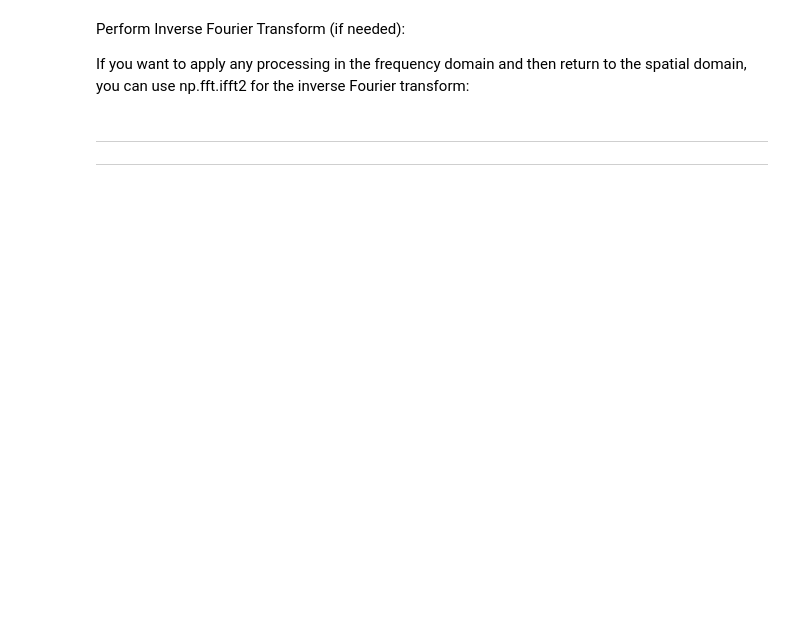
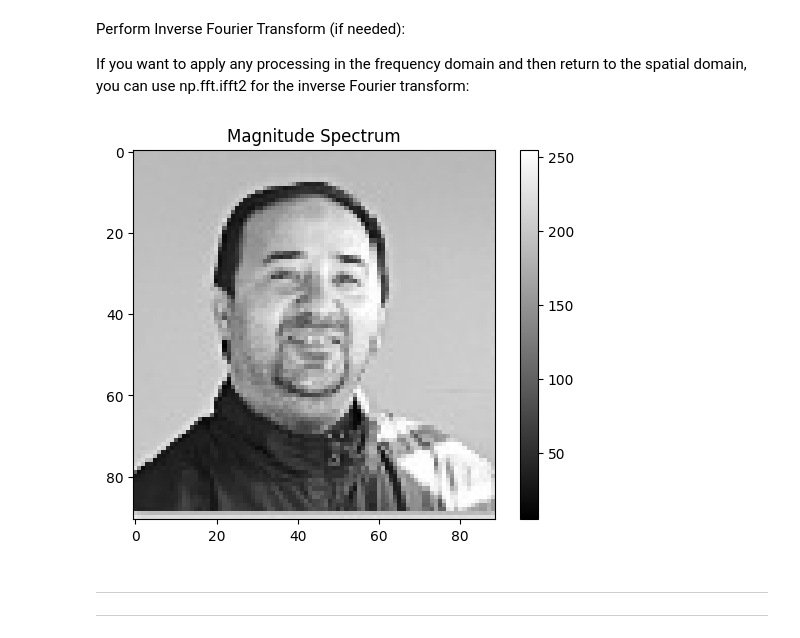
Before and after one commit to mhmd2015/ImageProcessing1UIC, a Jupyter notebook: DIP_UIC_Week3_FourierTransform1.ipynb, the cells around one changed output. Saved outputs shown, nothing was run; the diff lists cells and outputs as text; code cells hidden in the pictures; blank space fills up the shorter version.

```diff
--- a/DIP_UIC_Week3_FourierTransform1.ipynb
+++ b/DIP_UIC_Week3_FourierTransform1.ipynb
@@ -81,7 +129,15 @@ If you want to apply any processing in the frequency domain and then return to t
 # %%
 # Perform the inverse Fourier transform
 image_reconstructed = np.fft.ifft2(f_transform)
 image_reconstructed = np.abs(image_reconstructed)  # Take the absolute values to get the image
+
+plt.imshow(image_reconstructed, cmap='gray')
+
+plt.colorbar()
+plt.title('Magnitude Spectrum')
+plt.show()
+# %% [output]
+[figure, added]
 # %% [markdown]
 ---
 ---
```
Also changed, not shown: parts of 10 cells of this notebook.
